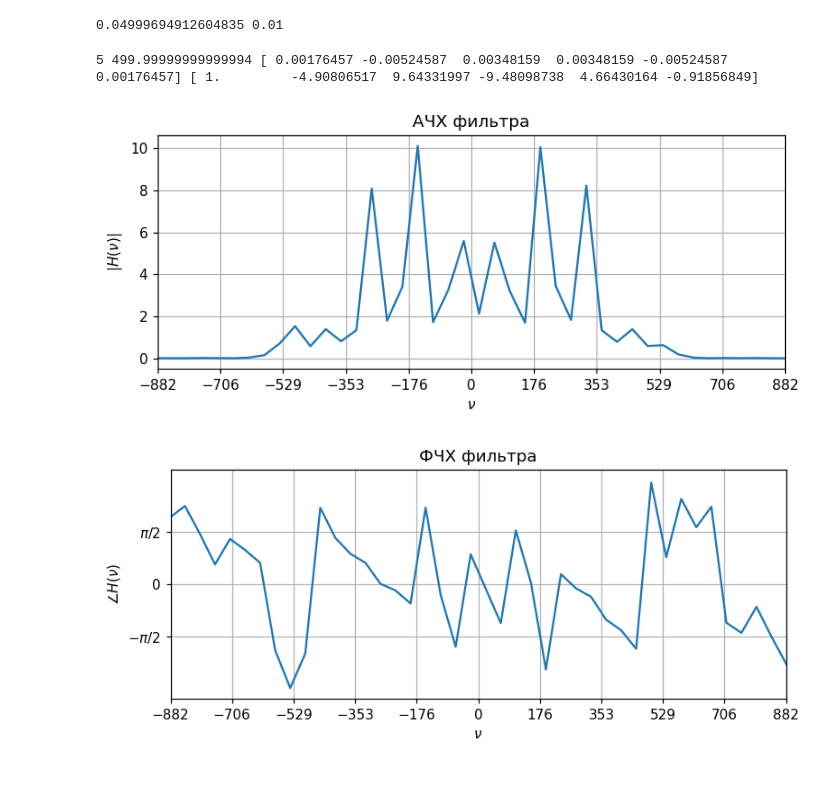
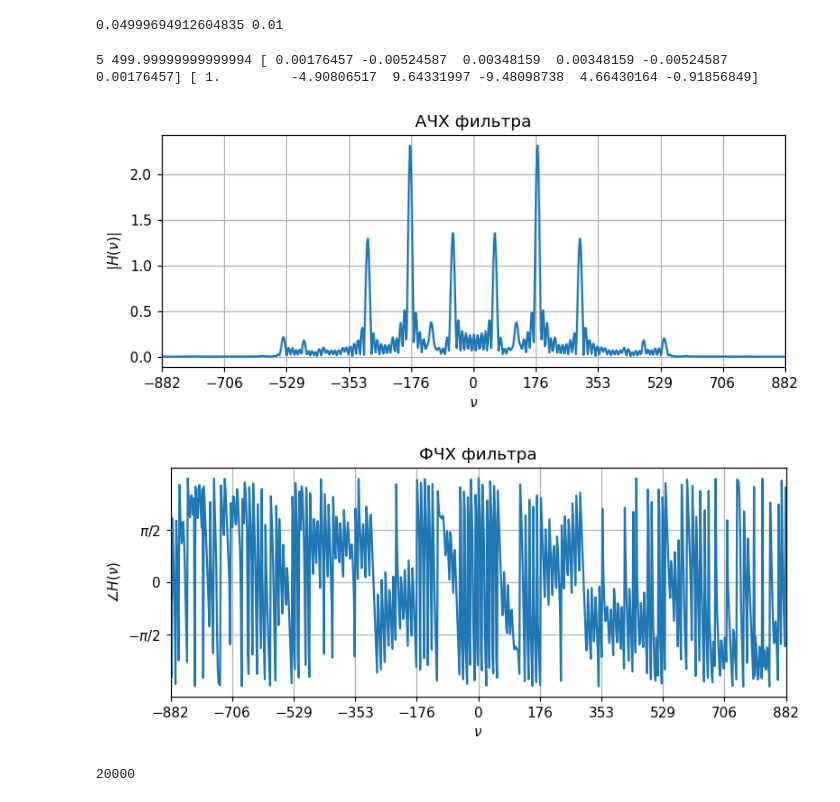
Before and after one commit to Panterrich/DSP, a Jupyter notebook: dsp_lab3.ipynb, the cells around one changed output. Drawn from its saved outputs; the diff is of its cells as text; code cells hidden in the pictures.

```diff
--- a/dsp_lab3.ipynb
+++ b/dsp_lab3.ipynb
@@ -526,0 +517,20 @@ print(fs, x)
+# %%
+import scipy
+
+path = 'lecture/wav_files/guitar.wav'
+
+fs, x = scipy.io.wavfile.read(path)
+
+print(fs, x)
+
+time_duration=4000
+time_delay=10000
+
+x = x[time_delay:(time_delay+time_duration)]
+
+plt.figure(figsize=[8, 3])
+plt.plot(np.arange(x.size)/fs, x, 'm.')
+plt.xlabel(u'$t$, c')
+plt.ylabel(u'$x(t)$')
+plt.title('Сигнал, $f_d$=%i Гц, $\Delta t=$ %f c' %(fs, 1.0/fs))
+plt.grid()
@@ -538,22 +551,37 @@ print(delta1, delta2)
 0.04999694912604835 0.01
 # %%
 N, Wn = signal.ellipord(wp=wp, ws=ws, gpass=gpass, gstop=gstop, analog=False, fs=fs)
-beta, alpha = signal.ellip(N=N, rp=gpass, rs=gstop, Wn=Wn, btype='lowpass', analog=False, output='ba', fs=fs)
+beta, alpha = signal.ellip(N=N, rp=gpass, rs=gstop, Wn = Wn, btype='lowpass', analog=False, output='ba', fs=fs)
 
 print(N, Wn, beta, alpha)
 
 system = signal.dlti(beta, alpha)
 
-M = 1024
+M = 20000
 theta=np.linspace(-np.pi, np.pi, M)
 w, H1 = system.freqresp(w = theta)
 
 H2 = np.fft.fftshift(np.fft.fft(x, M)) / M
 
 plot_frequency_response(theta * fs, H1 * H2, lim=0.02 * fs)
 
+y = np.fft.ifft(H2)
+
+print(y.size)
+y = y[:4000]
+
+
 # plot_freq_response_filter(Wn, beta, alpha)
+
+
+# plt.figure(figsize=[8, 3])
+# plt.plot(np.arange(y.size)/fs, y, 'm.')
+# plt.xlabel(u'$t$, c')
+# plt.ylabel(u'$y(t)$')
+# plt.title('Сигнал, $f_d$=%i Гц, $\Delta t=$ %f c' %(fs, 1.0/fs))
+# plt.grid()
 # %% [output]
 5 499.99999999999994 [ 0.00176457 -0.00524587  0.00348159  0.00348159 -0.00524587  0.00176457] [ 1.         -4.90806517  9.64331997 -9.48098738  4.66430164 -0.91856849]
-[figure, old version]
+[figure, new version]
-[figure, old version]
+[figure, new version]
+20000
```
Also changed, not shown: parts of 2 cells of this notebook.
